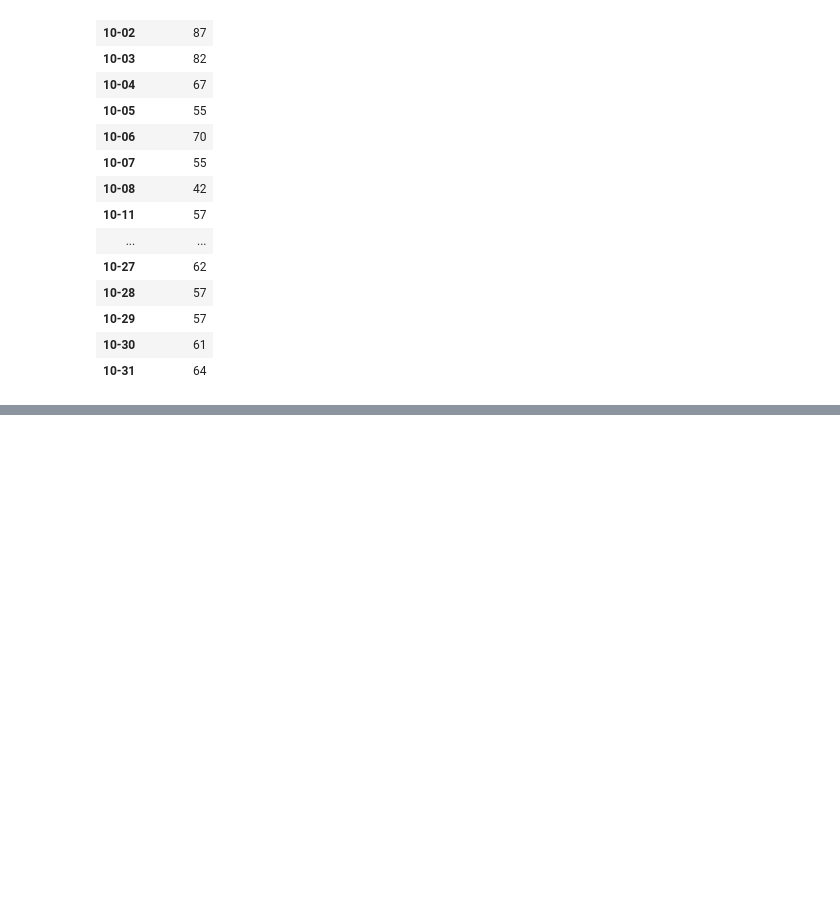
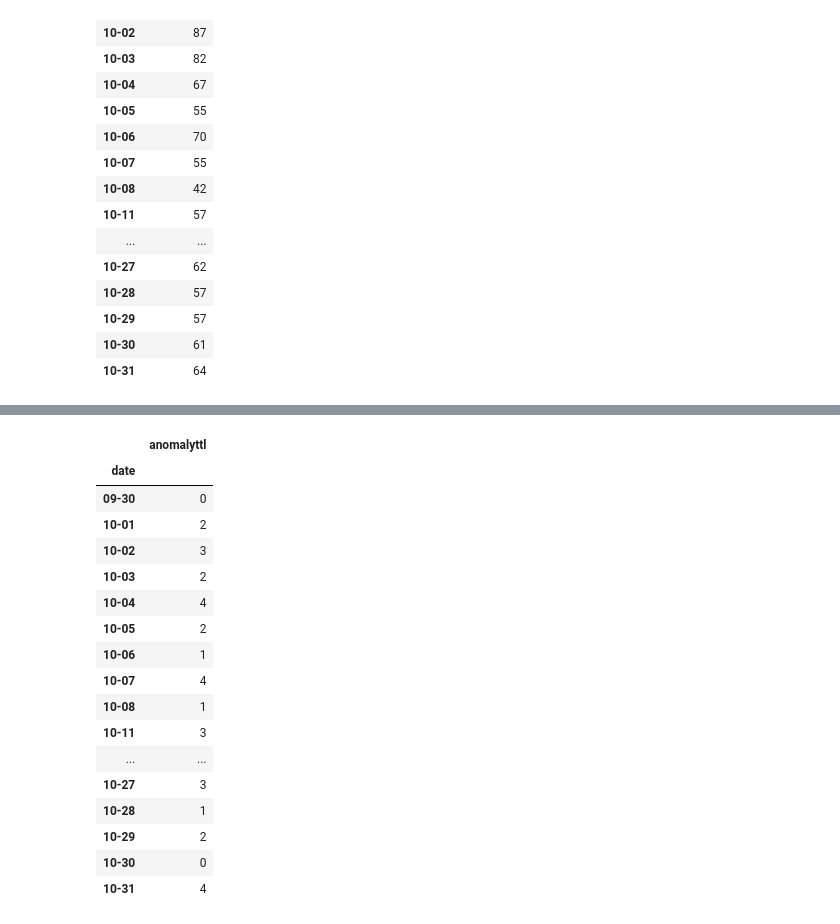
Before and after one commit to internet-equity/netrics-data, a Jupyter notebook: code/Lizet/anomaly2.Lizet-Copy1.ipynb, the cells around one changed output, grey strips where cells are left out. Cells and saved outputs as stored; diff of their text form; code cells hidden in the pictures; blank space fills up the shorter version.

```diff
--- a/code/Lizet/anomaly2.Lizet-Copy1.ipynb
+++ b/code/Lizet/anomaly2.Lizet-Copy1.ipynb
@@ -443,0 +535,9 @@ anomaly_df
+# %%
+#Create a function that counts the number of anomalies per our chosen threshold. - changed threshold to 50
+def anomaly_detect(parameter1):
+    anomaly_count = 0
+    if parameter1 >= 50:
+        anomaly_count += 1
+    else:
+        pass
+    return anomaly_count
@@ -443,0 +553,24 @@ anomaly_df
+# %%
+#this df groups each date and creates a total count of all the anomalies on each date - adjusted to new threshold
+
+anomaly_df = Lizet_device_max.groupby('date')[['anomalyttl']].sum()
+anomaly_df
+# %% [output]
+|  | anomalyttl |
+| date |  |
+| 09-30 | 0 |
+| 10-01 | 2 |
+| 10-02 | 3 |
+| 10-03 | 2 |
+| 10-04 | 4 |
+| 10-05 | 2 |
+| 10-06 | 1 |
+| 10-07 | 4 |
+| 10-08 | 1 |
+| 10-11 | 3 |
+| ... | ... |
+| 10-27 | 3 |
+| 10-28 | 1 |
+| 10-29 | 2 |
+| 10-30 | 0 |
+| 10-31 | 4 |
```
Also changed, not shown: parts of 8 cells of this notebook.
